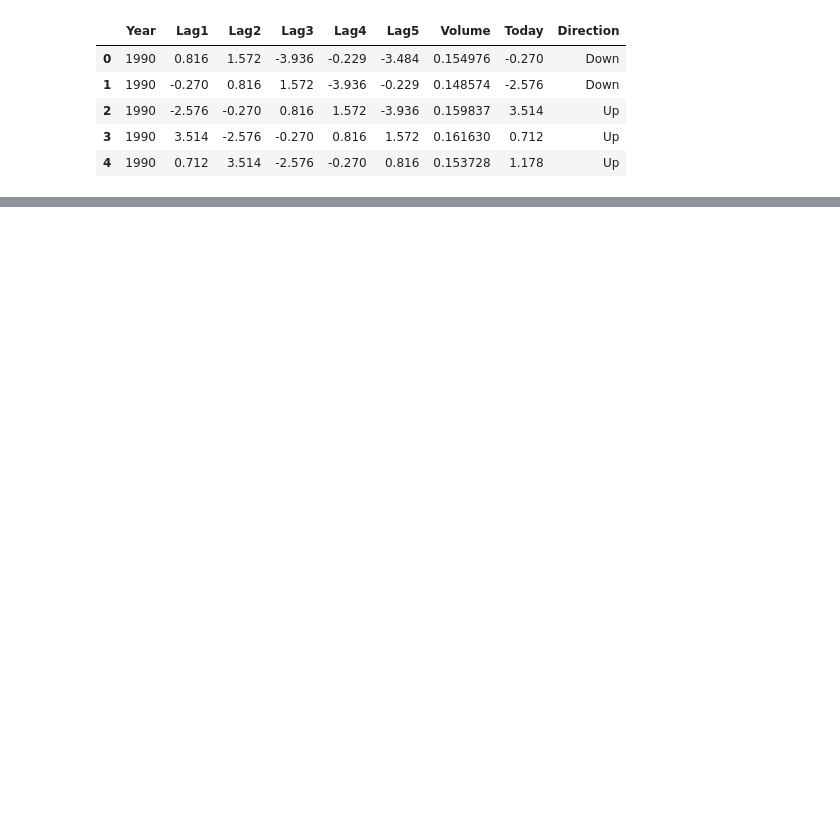
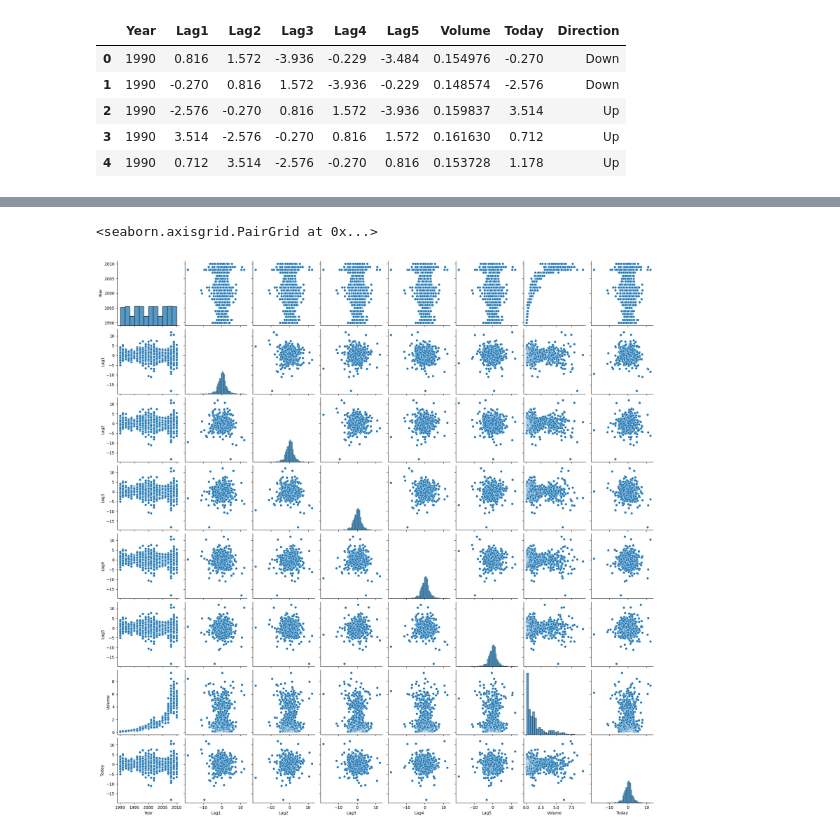
Before and after one commit to QuanPham19/statistical-modeling, a Jupyter notebook: 4-2-practice.ipynb, the cells around one changed output, grey strips where cells are left out. Cells and saved outputs as stored; diff of their text form; code cells hidden in the pictures; blank space fills up the shorter version.

```diff
--- a/4-2-practice.ipynb
+++ b/4-2-practice.ipynb
@@ -29,0 +47,5 @@ Weekly.head()
+# %%
+sns.pairplot(Weekly)
+# %% [output]
+<seaborn.axisgrid.PairGrid at 0x...>
+[figure, added]
```
Also changed, not shown: parts of 4 cells of this notebook.
